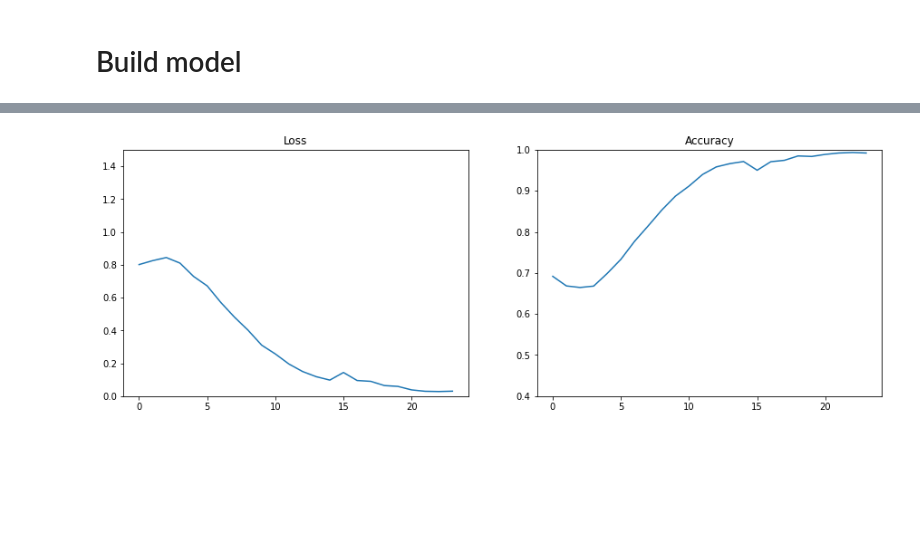
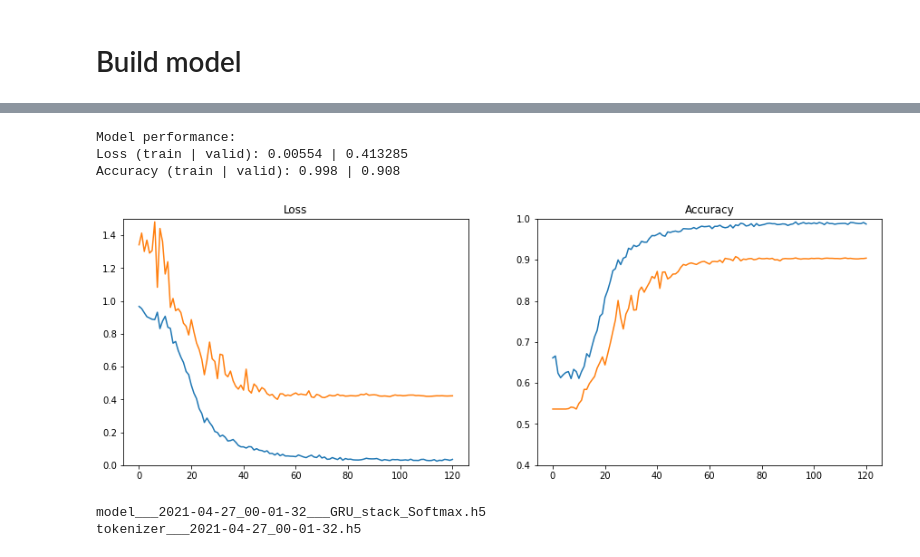
Before and after one commit to fabio-a-oliveira/NLP_Regulations, a Jupyter notebook: classify_requirements.ipynb, the cells around one changed output, grey strips where cells are left out. Drawn from its saved outputs; the diff is of its cells as text; code cells hidden in the pictures; blank space fills up the shorter version.

Commit message:
include validation data and additional models

```diff
--- a/classify_requirements.ipynb
+++ b/classify_requirements.ipynb
@@ -149,9 +153,9 @@ x = tf.data.Dataset.from_tensor_slices(x)
 y = tf.data.Dataset.from_tensor_slices(y)
 dataset = tf.data.Dataset.zip((x,y)).shuffle(buffer_size = 200, seed=20210413)
 
-#x_valid = tf.data.Dataset.from_tensor_slices(x_valid)
-#y_valid = tf.data.Dataset.from_tensor_slices(y_valid)
-#valid = tf.data.Dataset.zip((x_valid, y_valid))
+x_valid = tf.data.Dataset.from_tensor_slices(x_valid)
+y_valid = tf.data.Dataset.from_tensor_slices(y_valid)
+valid = tf.data.Dataset.zip((x_valid, y_valid))
 # %% [markdown]
 # Build model
 # %%
@@ -168,7 +172,7 @@ h = {'epochs' : 100,
 
 verbose = 1
 # %%
-model = tf.keras.models.Sequential(name = 'Bidirectional_GRU_Softmax')
+model = tf.keras.models.Sequential(name = 'GRU_stack_Softmax')
 
 # add embedding layer
 model.add(tf.keras.layers.Embedding(input_dim = dict_size + 1,
@@ -178,12 +182,18 @@ model.add(tf.keras.layers.Embedding(input_dim = dict_size + 1,
                                     trainable = False,
                                     name = "GloVe_6B_300D"))
 
-# add recurrent layer
+# add recurrent layers
+model.add(tf.keras.layers.GRU(h['recurrent_units'],
+                              dropout = h['dropout'],
+                              recurrent_dropout = h['recurrent_dropout'],
+                              return_sequences = True,
+                              name = "GRU_1"))
+
 model.add(tf.keras.layers.GRU(h['recurrent_units'],
                               dropout = h['dropout'],
                               recurrent_dropout = h['recurrent_dropout'],
                               return_sequences = False,
-                              name = "GRU"))
+                              name = "GRU_2"))
 
 # add dense output layer
 model.add(tf.keras.layers.Dense(3, 'softmax', name = 'Softmax'))
@@ -191,7 +201,7 @@ model.add(tf.keras.layers.Dense(3, 'softmax', name = 'Softmax'))
 # create callbacks
 cb_plateau = tf.keras.callbacks.ReduceLROnPlateau(factor = h['reduce_lr_factor'],
                                                   patience = h['reduce_lr_patience'],
-                                                  min_lr = h['learning_rate'] / 100,
+                                                  min_lr = h['learning_rate'] / 1000,
                                                   verbose = 1)
 cb_stopping = tf.keras.callbacks.EarlyStopping(patience = h['early_stopping_patience'],
                                                restore_best_weights = True,
@@ -220,14 +232 @@ Non-trainable params: 1,453,800
 _________________________________________________________________
-# %%
-#history = model.fit(dataset.batch(h['batch_size']),
-#                    epochs = h['epochs'],
-#                    verbose = verbose)
-                    #validation_data = valid.batch(1),
-                    #callbacks = [cb_plateau, cb_stopping]) # ADD WHEN VALIDATION SET AVAILABLE
-
-history = model.fit(dataset.batch(h['batch_size']),
-                    epochs = h['epochs'],
-                    verbose = verbose,
-                    callbacks = tf.keras.callbacks.EarlyStopping(monitor='sparse_categorical_accuracy',
-                                                                 patience = 5, min_delta = .01))
-                    #callbacks = [cb_plateau, cb_stopping]) # ADD WHEN VALIDATION SET AVAILABLE
@@ -251,0 +233,6 @@ Epoch 24/100
+# %%
+history = model.fit(dataset.batch(h['batch_size']),
+                    epochs = h['epochs'],
+                    verbose = verbose,
+                    validation_data = valid.batch(h['batch_size']),
+                    callbacks = [cb_plateau, cb_stopping])
@@ -255,31 +260,35 @@ loss = np.round(loss, 6)
 accuracy = np.round(accuracy, 3)
 certainty = np.round(np.exp(-loss), 3)
 
-#val_loss, val_accuracy = model.evaluate(valid.batch(1), verbose=0)
-#val_loss = np.round(val_loss, 6)
-#val_accuracy = np.round(val_accuracy, 3)
-#val_certainty = np.round(np.exp(-val_loss), 3)
+val_loss, val_accuracy = model.evaluate(valid.batch(128), verbose=0)
+val_loss = np.round(val_loss, 6)
+val_accuracy = np.round(val_accuracy, 3)
+val_certainty = np.round(np.exp(-val_loss), 3)
 
-#print("Model performance:")
-#print("Loss (train | valid): {} | {}".format(loss, val_loss))
-#print("Accuracy (train | valid): {} | {}".format(accuracy, val_accuracy))
+print("Model performance:")
+print("Loss (train | valid): {} | {}".format(loss, val_loss))
+print("Accuracy (train | valid): {} | {}".format(accuracy, val_accuracy))
+# %% [output]
+Model performance:
+Loss (train | valid): 0.00554 | 0.413285
+Accuracy (train | valid): 0.998 | 0.908
 # %%
 plt.figure(figsize = (15,5))
 plt.subplot(1,2,1)
 plt.title('Loss')
 plt.plot(history.history['loss'])
-#plt.plot(history.history['val_loss'])
+plt.plot(history.history['val_loss'])
 plt.ylim((0,1.5))
 
 plt.subplot(1,2,2)
 plt.title('Accuracy')
 plt.plot(history.history['sparse_categorical_accuracy'])
-#plt.plot(history.history['val_sparse_categorical_accuracy'])
+plt.plot(history.history['val_sparse_categorical_accuracy'])
 plt.ylim((.4,1))
 
 plt.show()
 # %% [output]
-[figure, old version]
+[figure, new version]
 # %%
 chdir(HOME)
 
@@ -295,6 +304,12 @@ model.save(join(HOME, 'models', model_filename))
 with open(join(HOME, 'models', tokenizer_filename), 'wb') as file:
     pickle.dump(tokenizer, file)
 
+print(model_filename)
+print(tokenizer_filename)
+
 # load with:
 #with open(join(HOME, 'models', tokenizer_filename), 'rb') as file:
 #    tk_load = pickle.load(file)
+# %% [output]
+model___2021-04-27_00-01-32___GRU_stack_Softmax.h5
+tokenizer___2021-04-27_00-01-32.h5
```
Also changed, not shown: parts of 11 cells of this notebook, 13 other files.
